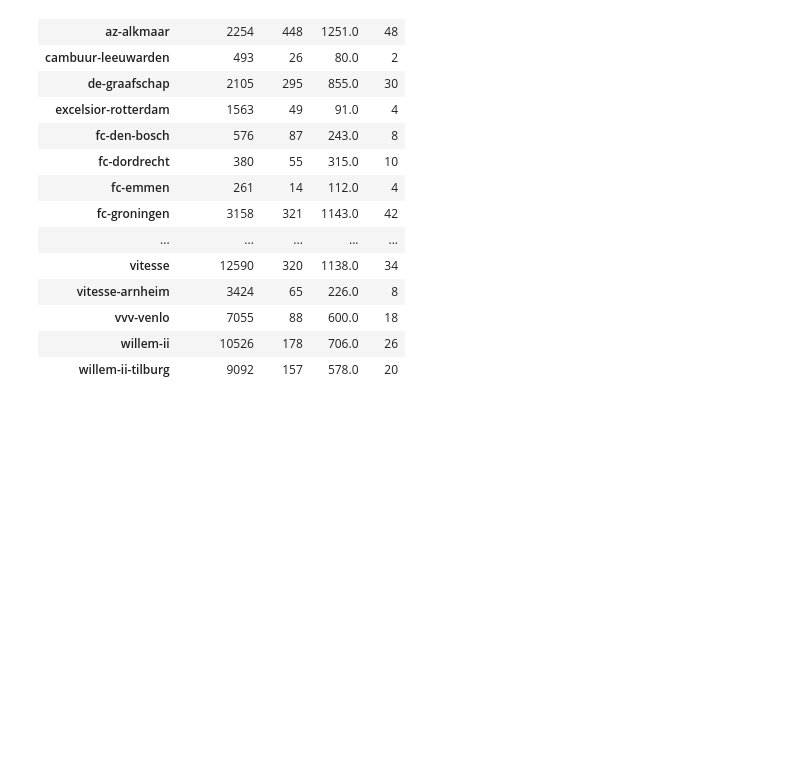
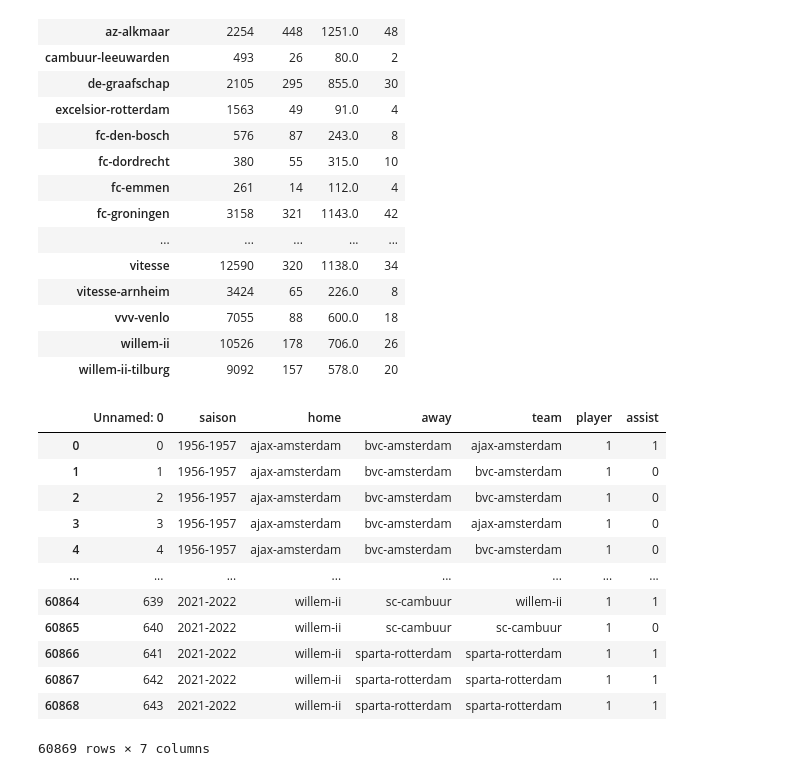
Before and after one commit to mohammedaljader/Football_Predictions_ML, a Jupyter notebook: Predict_the_winning.ipynb, the cells around one changed output. Saved outputs shown, nothing was run; the diff lists cells and outputs as text; code cells hidden in the pictures; blank space fills up the shorter version.

Commit message:
sum of goals and assists added

```diff
--- a/Predict_the_winning.ipynb
+++ b/Predict_the_winning.ipynb
@@ -112,3 +118,32 @@ groupByHomeRedCard
 | vvv-venlo | 7055 | 88 | 600.0 | 18 |
 | willem-ii | 10526 | 178 | 706.0 | 26 |
 | willem-ii-tilburg | 9092 | 157 | 578.0 | 20 |
+# %%
+# Method used to overwrite values found in column 'assist'
+def assist(value):
+    if pd.notna(value):
+        return 1
+    else:
+        return 0
+# %%
+raw_goals_file["home"].replace({"afc-ajax": "ajax-amsterdam" }, inplace=True)
+raw_goals_file["away"].replace({"afc-ajax": "ajax-amsterdam" }, inplace=True)
+raw_goals_file["team"].replace({"afc-ajax": "ajax-amsterdam" }, inplace=True)
+filtered_assists = raw_goals_file.drop(columns=['new_score','type','minute','round'])
+filtered_assists['assist'] = raw_goals_file['assist'].apply(assist)
+filtered_assists['player'] = raw_goals_file['player'].apply(assist)
+filtered_assists
+# %% [output]
+|  | Unnamed: 0 | saison | home | away | team | player | assist |
+| 0 | 0 | 1956-1957 | ajax-amsterdam | bvc-amsterdam | ajax-amsterdam | 1 | 1 |
+| 1 | 1 | 1956-1957 | ajax-amsterdam | bvc-amsterdam | bvc-amsterdam | 1 | 0 |
+| 2 | 2 | 1956-1957 | ajax-amsterdam | bvc-amsterdam | bvc-amsterdam | 1 | 0 |
+| 3 | 3 | 1956-1957 | ajax-amsterdam | bvc-amsterdam | ajax-amsterdam | 1 | 0 |
+| 4 | 4 | 1956-1957 | ajax-amsterdam | bvc-amsterdam | bvc-amsterdam | 1 | 0 |
+| ... | ... | ... | ... | ... | ... | ... | ... |
+| 60864 | 639 | 2021-2022 | willem-ii | sc-cambuur | willem-ii | 1 | 1 |
+| 60865 | 640 | 2021-2022 | willem-ii | sc-cambuur | sc-cambuur | 1 | 0 |
+| 60866 | 641 | 2021-2022 | willem-ii | sparta-rotterdam | sparta-rotterdam | 1 | 1 |
+| 60867 | 642 | 2021-2022 | willem-ii | sparta-rotterdam | sparta-rotterdam | 1 | 1 |
+| 60868 | 643 | 2021-2022 | willem-ii | sparta-rotterdam | sparta-rotterdam | 1 | 1 |
+60869 rows × 7 columns
```
Also changed, not shown: parts of 3 cells of this notebook.
